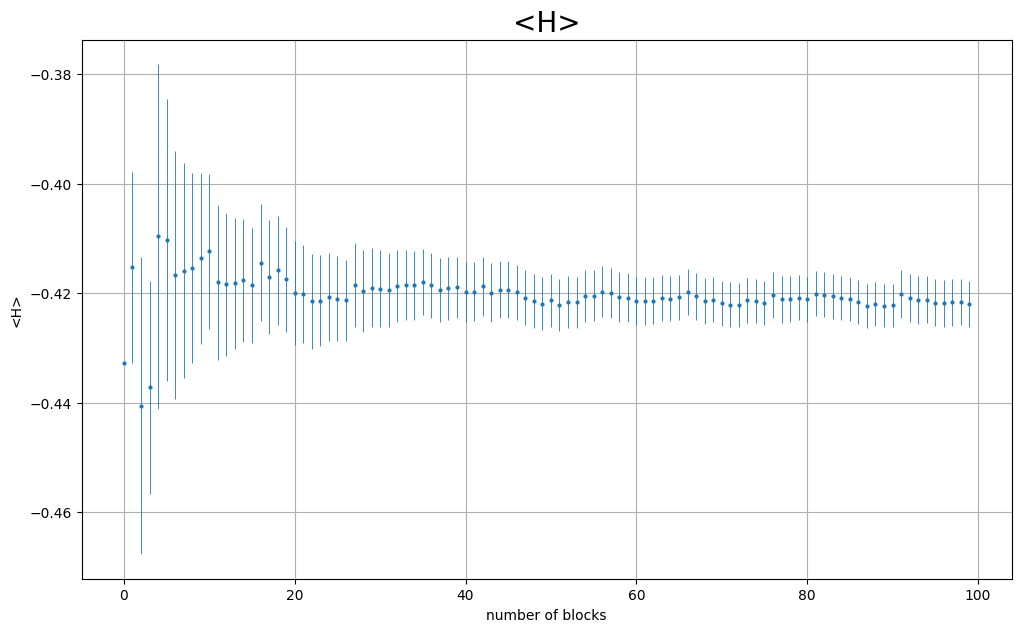
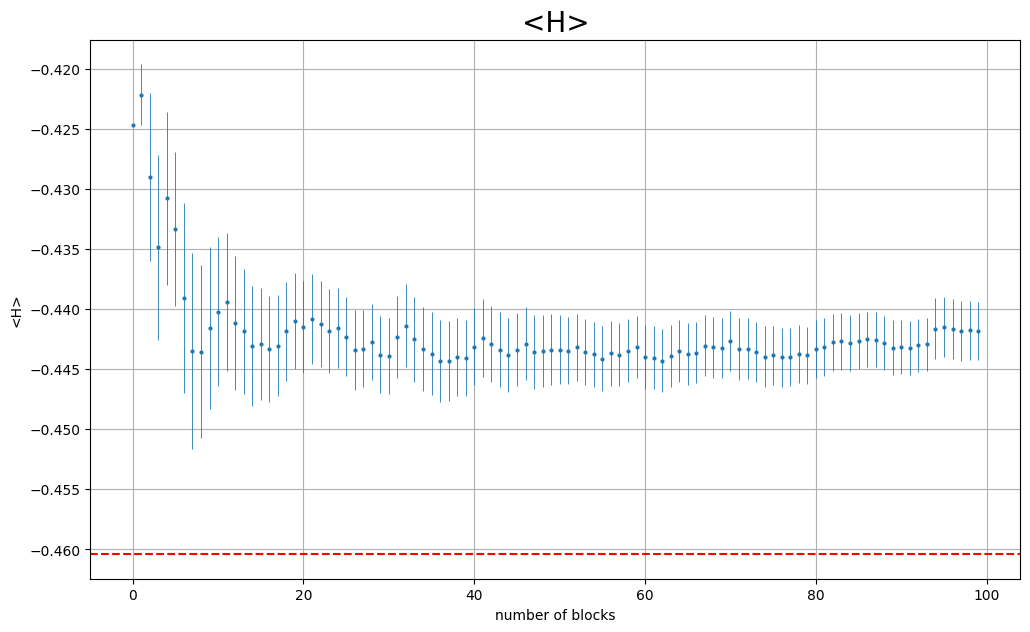
Unified diff of the notebook cell whose output changed from the first chart to the second:
--- before
+++ after
@@ -1,3 +1,3 @@
-H1, H1_err = np.loadtxt("H.dat", unpack= True)
+H1, H1_err = np.loadtxt("OUTPUT/H.dat", unpack= True)
 x=np.arange(len(H1))
 
@@ -7,3 +7,4 @@
 plt.xlabel("number of blocks")
 plt.title("<H>", fontsize= 20)
+plt.axhline(y=-0.4604, linestyle='--', color= 'red')
 plt.grid(True)

Commit: Ho sistemato un po' alcuni file